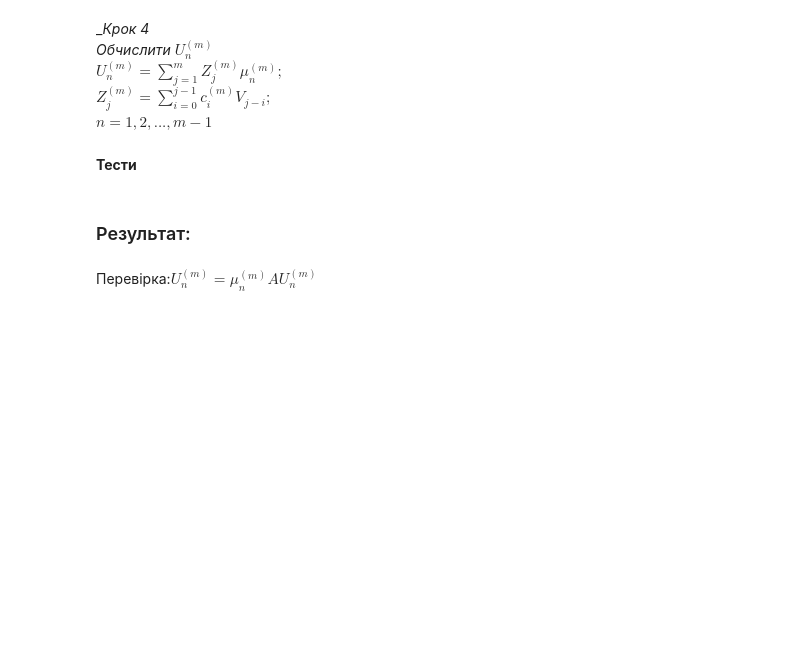
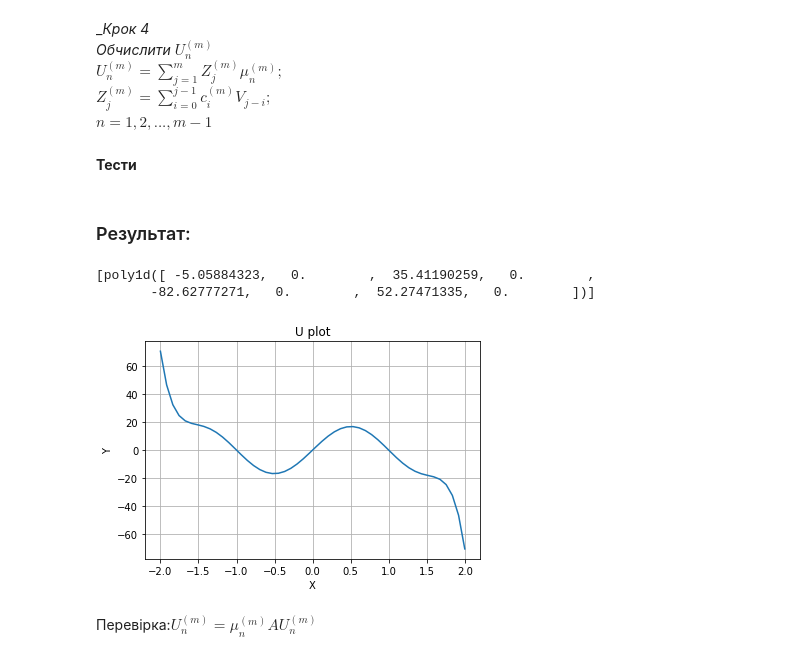
Before and after one commit to BogdanYatsiv/pmo-project, a Jupyter notebook: ПМО-21.ipynb, the cells around one changed output. Cells and saved outputs as stored; diff of their text form; code cells hidden in the pictures; blank space fills up the shorter version.

```diff
--- a/ПМО-21.ipynb
+++ b/ПМО-21.ipynb
@@ -152,22 +152,27 @@ __Тести__
 # %%
 import numpy as np
 import matplotlib.pyplot as plt
 from Functions import *
 start = np.poly1d([1.,0.])
 first_step = operatorA_action(start)
 second_step = sequence_V(first_step,3)
 third_step = get_Vector_of_Coef(second_step,3)
 fourth_step = get_mu(third_step)
 fifth_step = get_z(third_step,second_step,2)
 last_step = get_u(fifth_step,fourth_step,2)
 print(last_step)
 
 dots = np.linspace(-2, 2, 50)
-plt.plot(dots,last_step)
+y = last_step[0](dots)
+plt.plot(dots,y)
 plt.xlabel("X")
 plt.ylabel("Y")
-plt.title("Simple plot")
+plt.title("U plot")
 plt.grid()
 plt.show()
+# %% [output]
+[poly1d([ -5.05884323,   0.        ,  35.41190259,   0.        ,
+       -82.62777271,   0.        ,  52.27471335,   0.        ])]
+[figure, added]
 # %% [markdown]
 Перевірка:$U_n^{(m)}=\mu_n^{(m)}AU_n^{(m)}$
```
